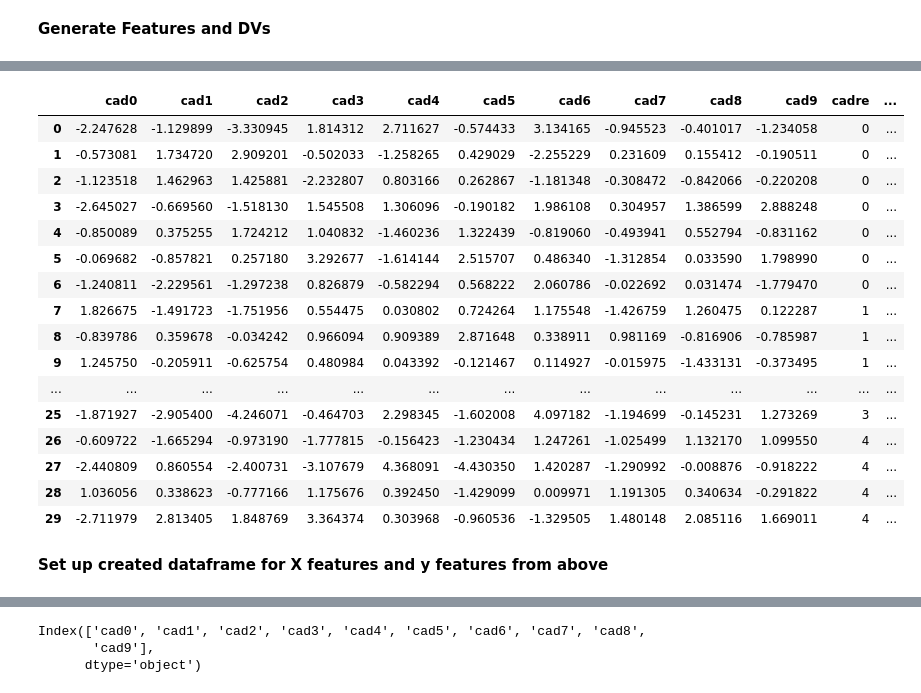
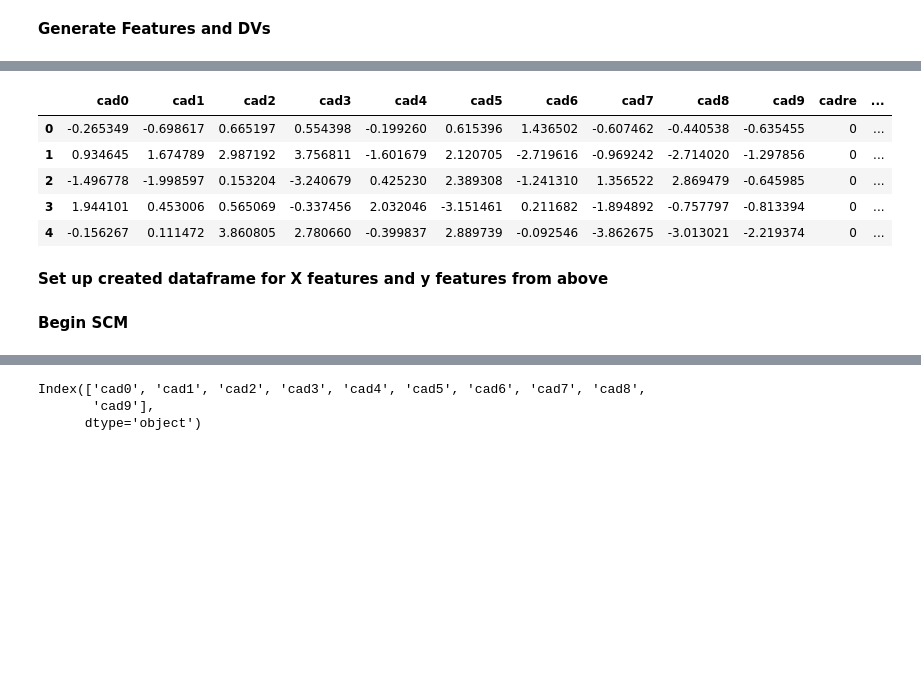
Before and after one commit to HealthINCITE/supervised-cadres, a Jupyter notebook: notebooks/Sim_Test.ipynb, the cells around one changed output, grey strips where cells are left out. Cells and saved outputs as stored; diff of their text form; code cells hidden in the pictures; blank space fills up the shorter version.

```diff
--- a/notebooks/Sim_Test.ipynb
+++ b/notebooks/Sim_Test.ipynb
@@ -28,7 +28,7 @@ from classificationBinary import binaryCadreModel
 # %% [markdown]
 **Generate Cadres**
 # %%
-df_cadre = DGen.DGenerator.generate_cadres(samples = 30, features = 10, informative = 5, cadres = 5, seed = 101)
-df_cadre
+df_cadre = DGen.DGenerator.generate_cadres(samples = 500, features = 10, informative = 5, cadres = 5, seed = 101)
+df_cadre.head()
 # %% [output]
 |  | cad0 | cad1 | cad2 | cad3 | cad4 | cad5 | cad6 | cad7 | cad8 | cad9 | cadre | ... |
@@ -51,7 +40,7 @@ df_cadre
 # %% [markdown]
 **Generate Features and DVs**
 # %%
-df_variables = DGenerator.generate_variables(cadres = 5, samples = 6, features = 5, classes= 2, informative = 3, seed = 10)
-df_variables
+df_variables = DGenerator.generate_variables(cadres = 5, samples = 100, features = 5, classes= 2, informative = 3, seed = 10)
+df_variables.head()
 # %% [output]
 |  | dv0 | dv1 | dv2 | dv3 | dv4 | target | cadre | index_c |
@@ -74,29 +52,20 @@ df_variables
 # %%
 z = pd.merge(df_cadre, df_variables)
-z
+z.head()
 # %% [output]
 |  | cad0 | cad1 | cad2 | cad3 | cad4 | cad5 | cad6 | cad7 | cad8 | cad9 | cadre | ... |
-| 0 | -2.247628 | -1.129899 | -3.330945 | 1.814312 | 2.711627 | -0.574433 | 3.134165 | -0.945523 | -0.401017 | -1.234058 | 0 | ... |
-| 1 | -0.573081 | 1.734720 | 2.909201 | -0.502033 | -1.258265 | 0.429029 | -2.255229 | 0.231609 | 0.155412 | -0.190511 | 0 | ... |
-| 2 | -1.123518 | 1.462963 | 1.425881 | -2.232807 | 0.803166 | 0.262867 | -1.181348 | -0.308472 | -0.842066 | -0.220208 | 0 | ... |
-| 3 | -2.645027 | -0.669560 | -1.518130 | 1.545508 | 1.306096 | -0.190182 | 1.986108 | 0.304957 | 1.386599 | 2.888248 | 0 | ... |
-| 4 | -0.850089 | 0.375255 | 1.724212 | 1.040832 | -1.460236 | 1.322439 | -0.819060 | -0.493941 | 0.552794 | -0.831162 | 0 | ... |
-| 5 | -0.069682 | -0.857821 | 0.257180 | 3.292677 | -1.614144 | 2.515707 | 0.486340 | -1.312854 | 0.033590 | 1.798990 | 0 | ... |
-| 6 | -1.240811 | -2.229561 | -1.297238 | 0.826879 | -0.582294 | 0.568222 | 2.060786 | -0.022692 | 0.031474 | -1.779470 | 0 | ... |
-| 7 | 1.826675 | -1.491723 | -1.751956 | 0.554475 | 0.030802 | 0.724264 | 1.175548 | -1.426759 | 1.260475 | 0.122287 | 1 | ... |
-| 8 | -0.839786 | 0.359678 | -0.034242 | 0.966094 | 0.909389 | 2.871648 | 0.338911 | 0.981169 | -0.816906 | -0.785987 | 1 | ... |
-| 9 | 1.245750 | -0.205911 | -0.625754 | 0.480984 | 0.043392 | -0.121467 | 0.114927 | -0.015975 | -1.433131 | -0.373495 | 1 | ... |
-| ... | ... | ... | ... | ... | ... | ... | ... | ... | ... | ... | ... | ... |
-| 25 | -1.871927 | -2.905400 | -4.246071 | -0.464703 | 2.298345 | -1.602008 | 4.097182 | -1.194699 | -0.145231 | 1.273269 | 3 | ... |
-| 26 | -0.609722 | -1.665294 | -0.973190 | -1.777815 | -0.156423 | -1.230434 | 1.247261 | -1.025499 | 1.132170 | 1.099550 | 4 | ... |
-| 27 | -2.440809 | 0.860554 | -2.400731 | -3.107679 | 4.368091 | -4.430350 | 1.420287 | -1.290992 | -0.008876 | -0.918222 | 4 | ... |
-| 28 | 1.036056 | 0.338623 | -0.777166 | 1.175676 | 0.392450 | -1.429099 | 0.009971 | 1.191305 | 0.340634 | -0.291822 | 4 | ... |
-| 29 | -2.711979 | 2.813405 | 1.848769 | 3.364374 | 0.303968 | -0.960536 | -1.329505 | 1.480148 | 2.085116 | 1.669011 | 4 | ... |
+| 0 | -0.265349 | -0.698617 | 0.665197 | 0.554398 | -0.199260 | 0.615396 | 1.436502 | -0.607462 | -0.440538 | -0.635455 | 0 | ... |
+| 1 | 0.934645 | 1.674789 | 2.987192 | 3.756811 | -1.601679 | 2.120705 | -2.719616 | -0.969242 | -2.714020 | -1.297856 | 0 | ... |
+| 2 | -1.496778 | -1.998597 | 0.153204 | -3.240679 | 0.425230 | 2.389308 | -1.241310 | 1.356522 | 2.869479 | -0.645985 | 0 | ... |
+| 3 | 1.944101 | 0.453006 | 0.565069 | -0.337456 | 2.032046 | -3.151461 | 0.211682 | -1.894892 | -0.757797 | -0.813394 | 0 | ... |
+| 4 | -0.156267 | 0.111472 | 3.860805 | 2.780660 | -0.399837 | 2.889739 | -0.092546 | -3.862675 | -3.013021 | -2.219374 | 0 | ... |
 # %% [markdown]
 **Set up created dataframe for X features and y features from above**
 # %%
 X = z.drop(['target','cadre','index_c'], 1)
 y = z['target']
+# %% [markdown]
+**Begin SCM**
 # %%
 data = z.drop(['cadre','index_c'], 1)
 data.head()
```
Also changed, not shown: parts of 14 cells of this notebook.
